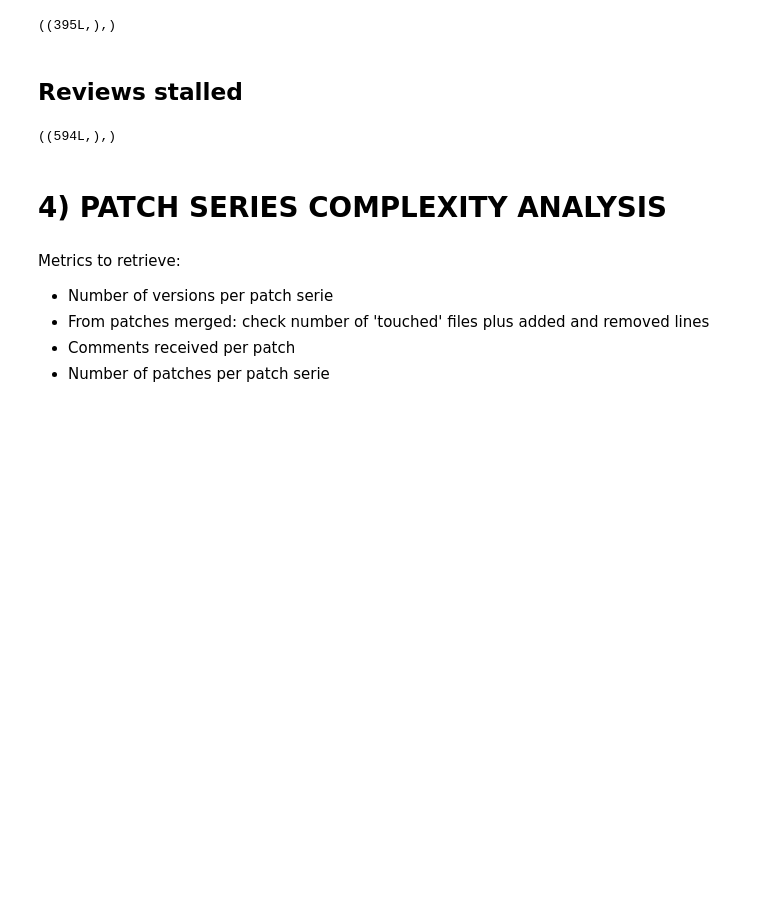
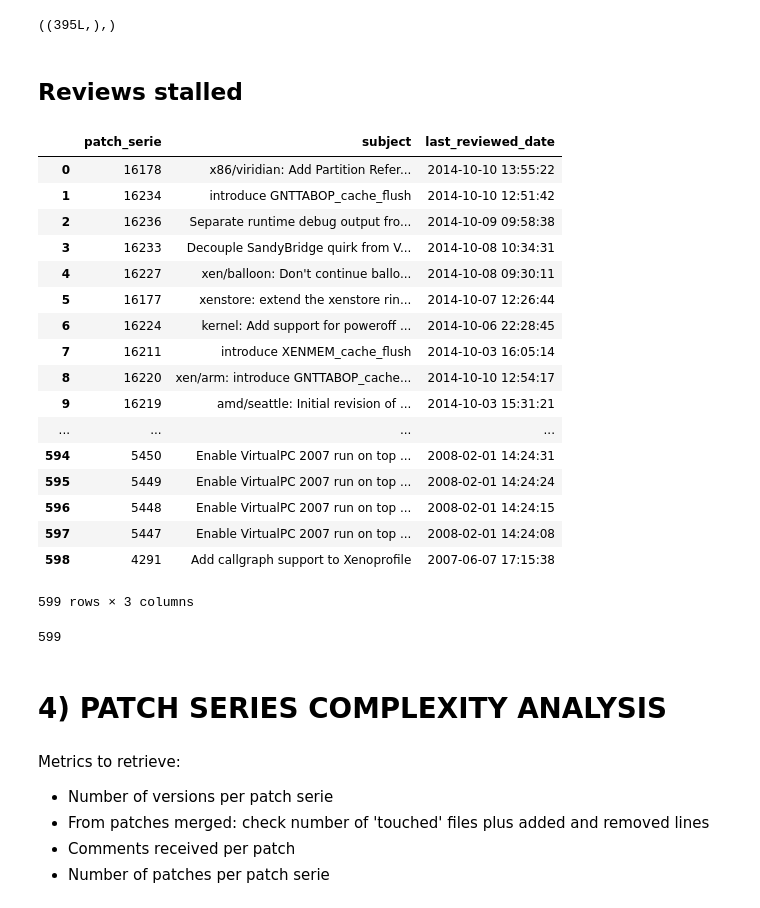
Before and after one commit to dicortazar/ipython-notebooks, a Jupyter notebook: projects/xen-analysis/Code-Review-Metrics.ipynb, the cells around one changed output. Cells and saved outputs as stored; diff of their text form; code cells hidden in the pictures; blank space fills up the shorter version.

```diff
--- a/projects/xen-analysis/Code-Review-Metrics.ipynb
+++ b/projects/xen-analysis/Code-Review-Metrics.ipynb
@@ -726,6 +786,29 @@ query = """ SELECT DISTINCT ps.id as reviewed_patch_serie,
             GROUP BY ps.id
             ORDER BY f.date desc """
 stalled_reviews = execute_query(cursor, query)
+# %%
+stalled_reviews_list = list(stalled_reviews)
+stalled_reviews_df = DataFrame(stalled_reviews_list, columns=["patch_serie", "subject", "last_reviewed_date"])
+stalled_reviews_df
+# %% [output]
+|  | patch_serie | subject | last_reviewed_date |
+| 0 | 16178 | x86/viridian: Add Partition Refer... | 2014-10-10 13:55:22 |
+| 1 | 16234 | introduce GNTTABOP_cache_flush | 2014-10-10 12:51:42 |
+| 2 | 16236 | Separate runtime debug output fro... | 2014-10-09 09:58:38 |
+| 3 | 16233 | Decouple SandyBridge quirk from V... | 2014-10-08 10:34:31 |
+| 4 | 16227 | xen/balloon: Don't continue ballo... | 2014-10-08 09:30:11 |
+| 5 | 16177 | xenstore: extend the xenstore rin... | 2014-10-07 12:26:44 |
+| 6 | 16224 | kernel: Add support for poweroff ... | 2014-10-06 22:28:45 |
+| 7 | 16211 | introduce XENMEM_cache_flush | 2014-10-03 16:05:14 |
+| 8 | 16220 | xen/arm: introduce GNTTABOP_cache... | 2014-10-10 12:54:17 |
+| 9 | 16219 | amd/seattle: Initial revision of ... | 2014-10-03 15:31:21 |
+| ... | ... | ... | ... |
+| 594 | 5450 | Enable VirtualPC 2007 run on top ... | 2008-02-01 14:24:31 |
+| 595 | 5449 | Enable VirtualPC 2007 run on top ... | 2008-02-01 14:24:24 |
+| 596 | 5448 | Enable VirtualPC 2007 run on top ... | 2008-02-01 14:24:15 |
+| 597 | 5447 | Enable VirtualPC 2007 run on top ... | 2008-02-01 14:24:08 |
+| 598 | 4291 | Add callgraph support to Xenoprofile | 2007-06-07 17:15:38 |
+599 rows × 3 columns
 # %%
 query = """ SELECT COUNT(DISTINCT(ps.id)) as reviewed_patch_serie
             FROM patch_series ps,
@@ -747,10 +830,10 @@ query = """ SELECT COUNT(DISTINCT(ps.id)) as reviewed_patch_serie
                          p.commit_id = c.id) AND
                   f.date < DATE_SUB(NOW(), INTERVAL 365 DAY)"""
 total_stalled_reviews = execute_query(cursor, query)
-# %%
-total_stalled_reviews
-# %% [output]
-((594L,),)
+# %%
+int(total_stalled_reviews[0][0])
+# %% [output]
+599
 # %% [markdown]
 # 4) PATCH SERIES COMPLEXITY ANALYSIS
 # %% [markdown]
```
Also changed, not shown: parts of 3 cells of this notebook.
